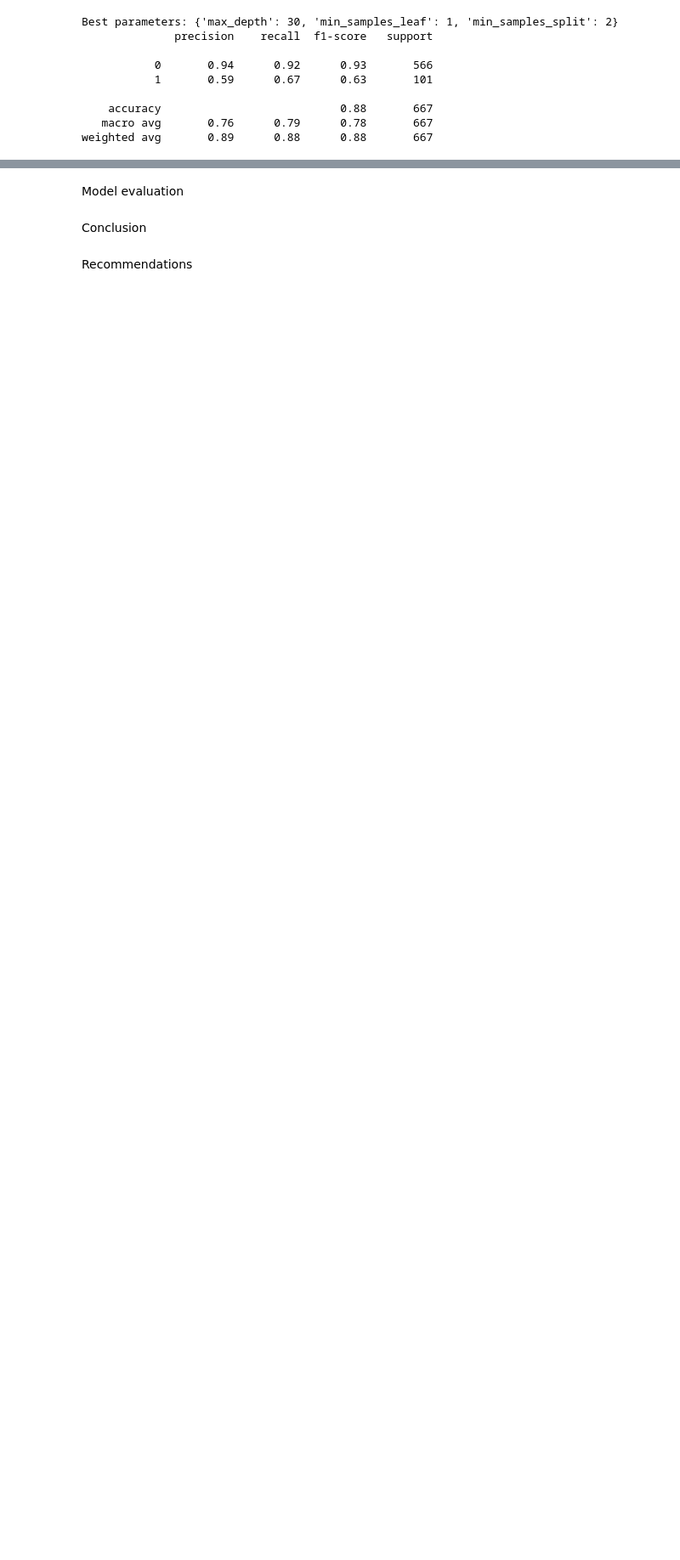
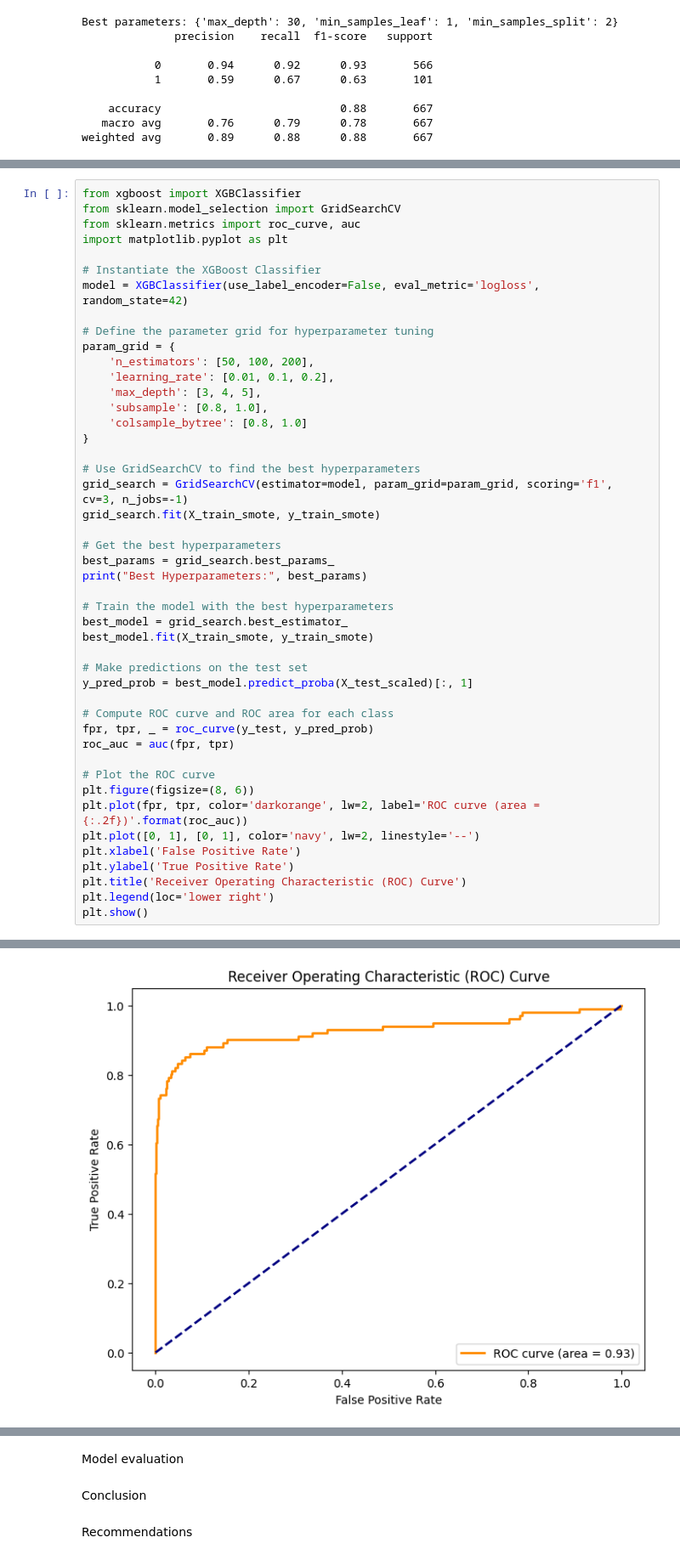
Before and after one commit to cynthiajepkogei/project-phase-3, a Jupyter notebook: notebook.ipynb, the cells around one changed output, grey strips where cells are left out. Shown: that part at 85% size. Saved outputs shown, nothing was run; the diff lists cells and outputs as text; blank space fills up the shorter version.

```diff
--- a/notebook.ipynb
+++ b/notebook.ipynb
@@ -826,0 +874,47 @@ AUC: 0.794230836511213
+# %%
+from xgboost import XGBClassifier
+from sklearn.model_selection import GridSearchCV
+from sklearn.metrics import roc_curve, auc
+import matplotlib.pyplot as plt
+
+# Instantiate the XGBoost Classifier
+model = XGBClassifier(use_label_encoder=False, eval_metric='logloss', random_state=42)
+
+# Define the parameter grid for hyperparameter tuning
+param_grid = {
+    'n_estimators': [50, 100, 200],
+    'learning_rate': [0.01, 0.1, 0.2],
+    'max_depth': [3, 4, 5],
+    'subsample': [0.8, 1.0],
+    'colsample_bytree': [0.8, 1.0]
+}
+
+# Use GridSearchCV to find the best hyperparameters
+grid_search = GridSearchCV(estimator=model, param_grid=param_grid, scoring='f1', cv=3, n_jobs=-1)
+grid_search.fit(X_train_smote, y_train_smote)
+
+# Get the best hyperparameters
+best_params = grid_search.best_params_
+print("Best Hyperparameters:", best_params)
+
+# Train the model with the best hyperparameters
+best_model = grid_search.best_estimator_
+best_model.fit(X_train_smote, y_train_smote)
+
+# Make predictions on the test set
+y_pred_prob = best_model.predict_proba(X_test_scaled)[:, 1]
+
+# Compute ROC curve and ROC area for each class
+fpr, tpr, _ = roc_curve(y_test, y_pred_prob)
+roc_auc = auc(fpr, tpr)
+
+# Plot the ROC curve
+plt.figure(figsize=(8, 6))
+plt.plot(fpr, tpr, color='darkorange', lw=2, label='ROC curve (area = {:.2f})'.format(roc_auc))
+plt.plot([0, 1], [0, 1], color='navy', lw=2, linestyle='--')
+plt.xlabel('False Positive Rate')
+plt.ylabel('True Positive Rate')
+plt.title('Receiver Operating Characteristic (ROC) Curve')
+plt.legend(loc='lower right')
+plt.show()
+# %% [output]
@@ -827 +922,2 @@ AUC: 0.794230836511213
+[figure, added]
 # %%
```
Also changed, not shown: parts of 8 cells of this notebook.
